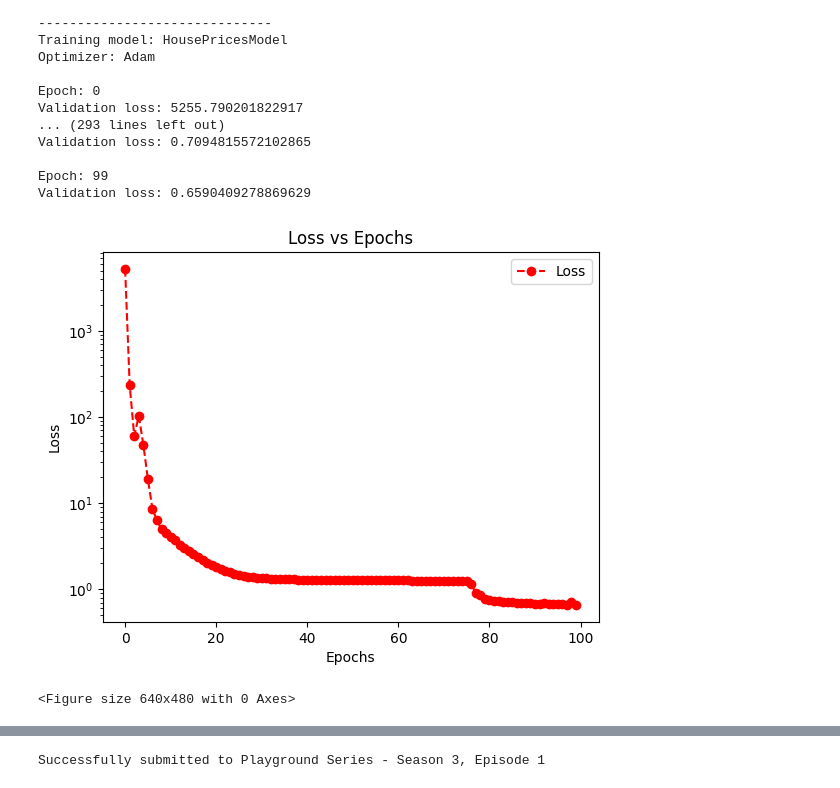
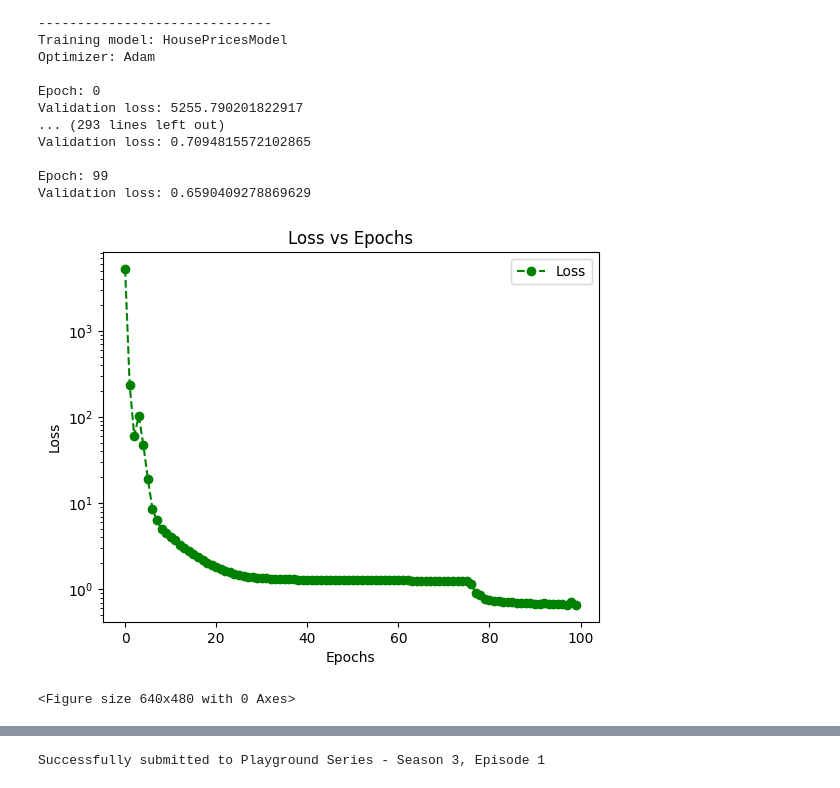
Before and after one commit to Drblessing/data_science_portfolio_project, a Jupyter notebook: kaggle/playground-series-s3e1/training.ipynb, the cells around one changed output, grey strips where cells are left out. Saved outputs shown, nothing was run; the diff lists cells and outputs as text; code cells hidden in the pictures.

```diff
--- a/kaggle/playground-series-s3e1/training.ipynb
+++ b/kaggle/playground-series-s3e1/training.ipynb
@@ -9,9 +9,10 @@ from torch.utils.data import Dataset, DataLoader, TensorDataset, random_split
 from torch.utils.data.sampler import SubsetRandomSampler
 from torchvision import transforms, utils
 import matplotlib.pyplot as plt
+import subprocess
 
 TARGET = 'MedHouseVal'
-
+COMPETITION = 'playground-series-s3e1'
 
 def train_val_split(input_tensors,targets, val_size=0.1, random_seed=0, true_random=False):
     """Splits the input tensors into train and validation sets.
@@ -41,8 +42,6 @@ def train_val_split(input_tensors,targets, val_size=0.1, random_seed=0, true_ran
 
     return train_tensors, val_tensors, train_targets, val_targets
 
-
-
 def load_data(target):
     # Load the data, turn it into tensors
     train_df = pd.read_csv('train.csv')
@@ -59,7 +58,6 @@ def load_data(target):
     test_tensors = torch.tensor(test_df[FEATURES].values, dtype=torch.float32)
     return train_tensors, target_tensors, test_tensors
 
-
 def get_device(whacky_mode = False):
     if torch.cuda.is_available():
         return torch.device("cuda")
@@ -68,11 +66,36 @@ def get_device(whacky_mode = False):
     else:
         return torch.device("cpu")
 
-
 def torch_standardize(x):
     mean = torch.mean(x, dim=0)
     std = torch.std(x, dim=0)
     return ((x - mean) / std, mean, std)
+
+def plot_loss(**kwargs):
+    """Plots the loss and accuracy of the model"""
+    # Get loss and accuracy from kwargs
+    loss_vals_ = kwargs.get('loss_vals', loss_vals)
+
+    # Get epochs to plot
+    total_epochs_shown = kwargs.get('epochs', 0)
+
+    loss_vals_ = loss_vals_[-total_epochs_shown:]
+
+    plt.plot(loss_vals_, label="Loss", color="green", linestyle="dashed", marker="o")
+    plt.legend()
+    # Add title to x axis
+    plt.xlabel("Epochs")
+    # Add title to y axis
+    plt.ylabel("Loss")
+    # Add title to graph
+    plt.title("Loss vs Epochs")
+    # Only show integer epochs
+    # Set y-axis to log scale
+    plt.yscale("log")
+
+    # Plot accuracy in a seperate plot
+    plt.figure()
+    # Plot
 
 # Preprocess the data
 def preprocess(train_tensors, val_tensors, test_tensors, include_original=True):
@@ -266,7 +311,7 @@ Validation loss: 0.7094815572102865
 Epoch: 99
 Validation loss: 0.6590409278869629
 # %%
-plot_loss(loss_vals)
+plot_loss()
 # %% [output]
-[figure, old version]
+[figure, new version]
 <Figure size 640x480 with 0 Axes>
```
Also changed, not shown: parts of 5 cells of this notebook, 2 other files.
